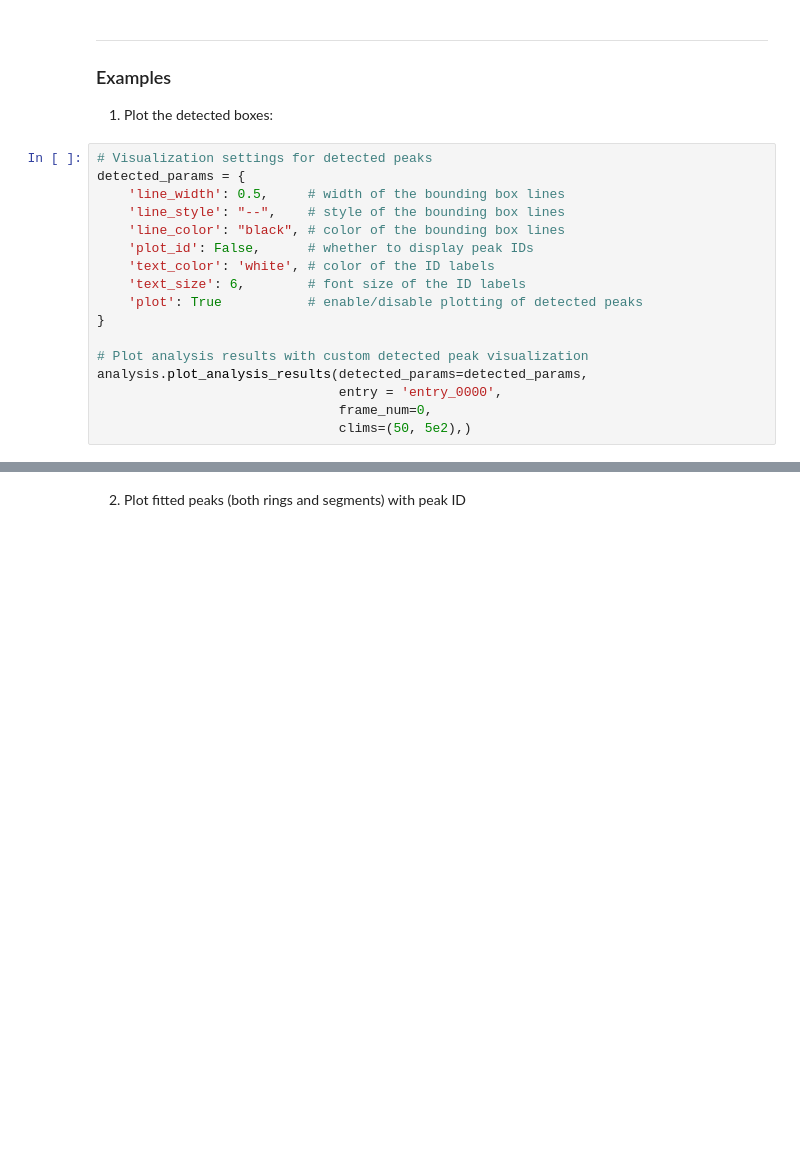
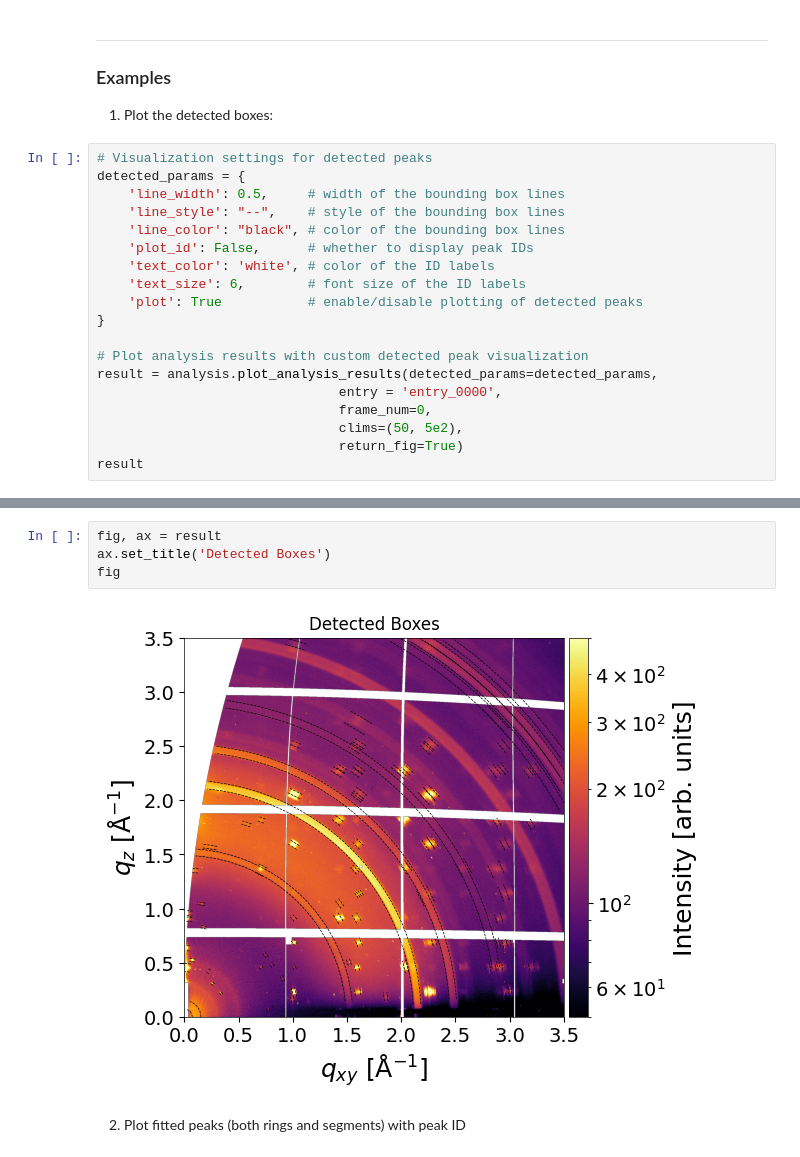
Before and after one commit to mlgid-project/mlgidBASE, a Jupyter notebook: docs/tutorials/tutorial_06_visualization.ipynb, the cells around one changed output, grey strips where cells are left out. Saved outputs shown, nothing was run; the diff lists cells and outputs as text; blank space fills up the shorter version.

```diff
--- a/docs/tutorials/tutorial_06_visualization.ipynb
+++ b/docs/tutorials/tutorial_06_visualization.ipynb
@@ -88,9 +89,11 @@ detected_params = {
 }
 
 # Plot analysis results with custom detected peak visualization
-analysis.plot_analysis_results(detected_params=detected_params,
+result = analysis.plot_analysis_results(detected_params=detected_params,
                                entry = 'entry_0000',
                                frame_num=0,
-                               clims=(50, 5e2),)
+                               clims=(50, 5e2),
+                               return_fig=True)
+result
 # %% [output]
 [figure]
@@ -97,3 +102,9 @@ analysis.plot_analysis_results(detected_params=detected_params,
+# %%
+fig, ax = result
+ax.set_title('Detected Boxes')
+fig
+# %% [output]
+[figure, added]
 # %% [markdown]
 2. Plot fitted peaks (both rings and segments) with peak ID
 # %%
```
Also changed, not shown: parts of 5 cells of this notebook, 6 other files.
